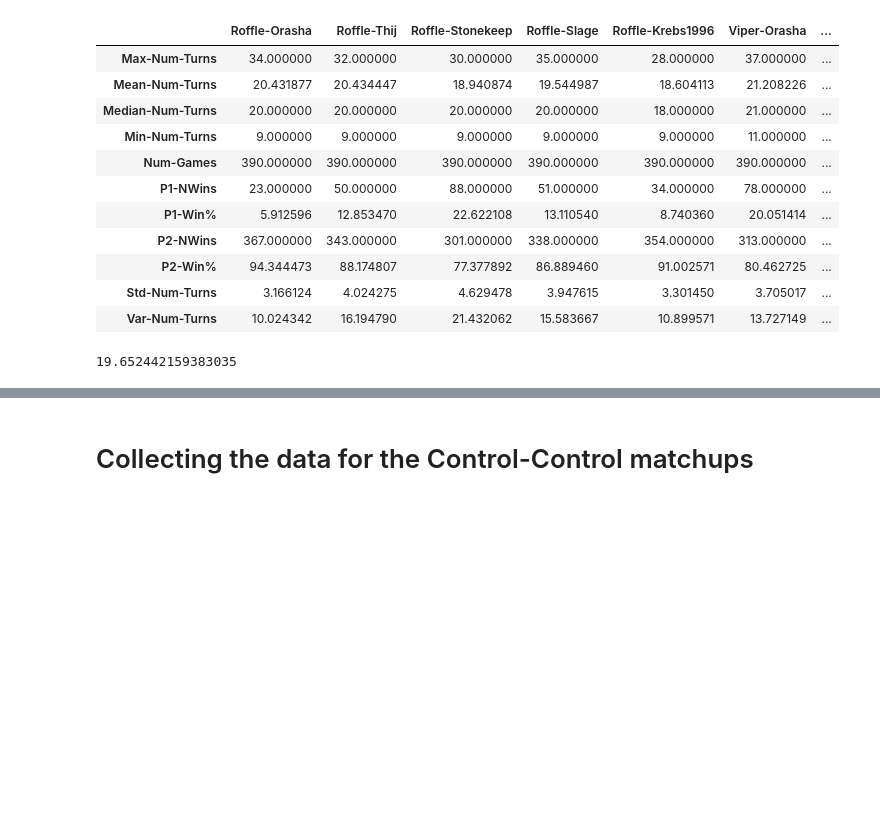
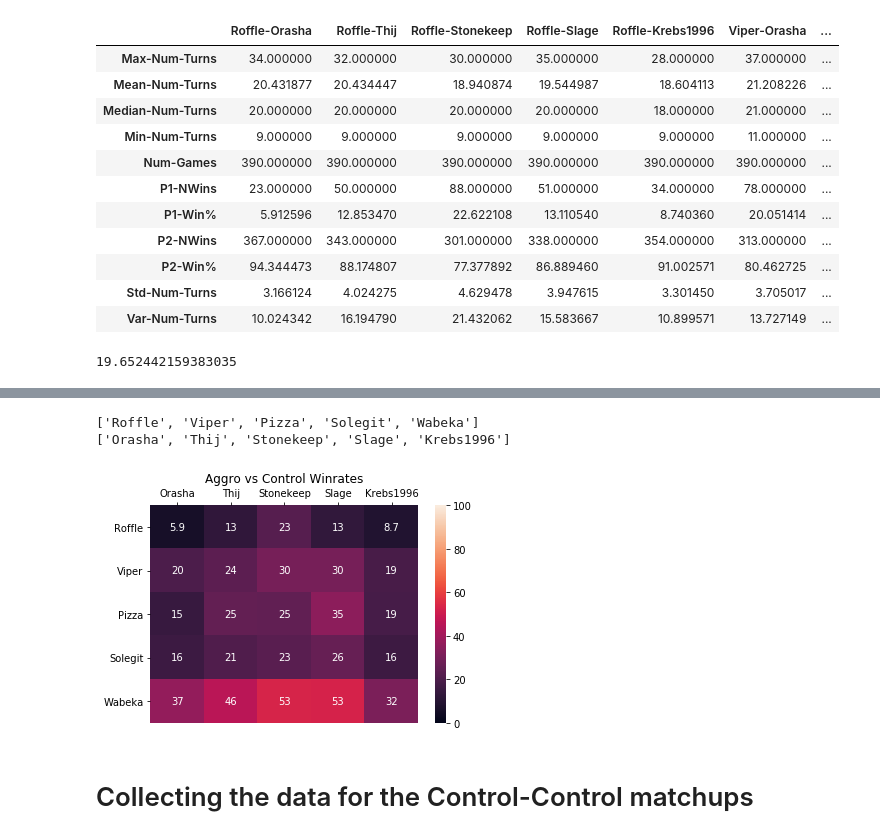
Before and after one commit to cww5/Sabber_Work_2019F, a Jupyter notebook: thesis-extensions/Spring_Data_Analysis.ipynb, the cells around one changed output, grey strips where cells are left out. Cells and saved outputs as stored; diff of their text form; code cells hidden in the pictures; blank space fills up the shorter version.

```diff
--- a/thesis-extensions/Spring_Data_Analysis.ipynb
+++ b/thesis-extensions/Spring_Data_Analysis.ipynb
@@ -345,3 +420,31 @@ ac_sdf[list(ac_sdf.columns)[:5]].loc[('Mean-Num-Turns')].mean()
+# %%
+acp1_winratess = ac_sdf.iloc[6,:]
+acp1_wr = acp1_winratess.values.reshape(5,5)
+acp1_wr = acp1_wr.round(2)
+ac_players1 = []
+ac_players2 = []
+for match in acp1_winratess.index.values:#.reshape(5,5)
+    p1 = match.split('-')[0]
+    p2 = match.split('-')[1]
+    if p1 not in ac_players1:
+        ac_players1.append(p1)
+    if p2 not in ac_players2:
+        ac_players2.append(p2)
+print(ac_players1)
+print(ac_players2)
+# %% [output]
+['Roffle', 'Viper', 'Pizza', 'Solegit', 'Wabeka']
+['Orasha', 'Thij', 'Stonekeep', 'Slage', 'Krebs1996']
+# %%
+ax = plt.axes()
+heatmap(acp1_wr, annot=True, xticklabels=ac_players2, yticklabels=ac_players1, ax=ax, vmin=0, vmax=100)#, cmap="RdBu")
+ax.xaxis.set_ticks_position('top')
+for tick in ax.get_yticklabels():
+    tick.set_rotation(0)
+ax.set_title('Aggro vs Control Winrates')
+plt.show()
+# %% [output]
+[figure, added]
 # %% [markdown]
 # Collecting the data for the Control-Control matchups
 # %%
```
Also changed, not shown: parts of 9 cells of this notebook.
